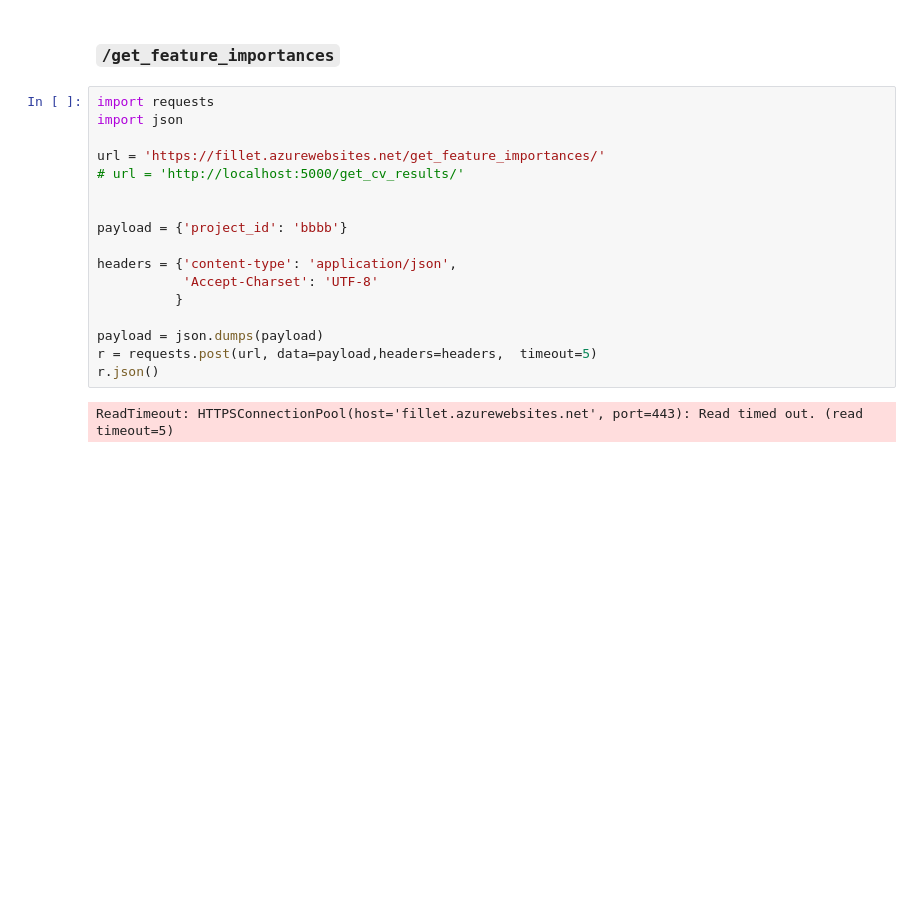
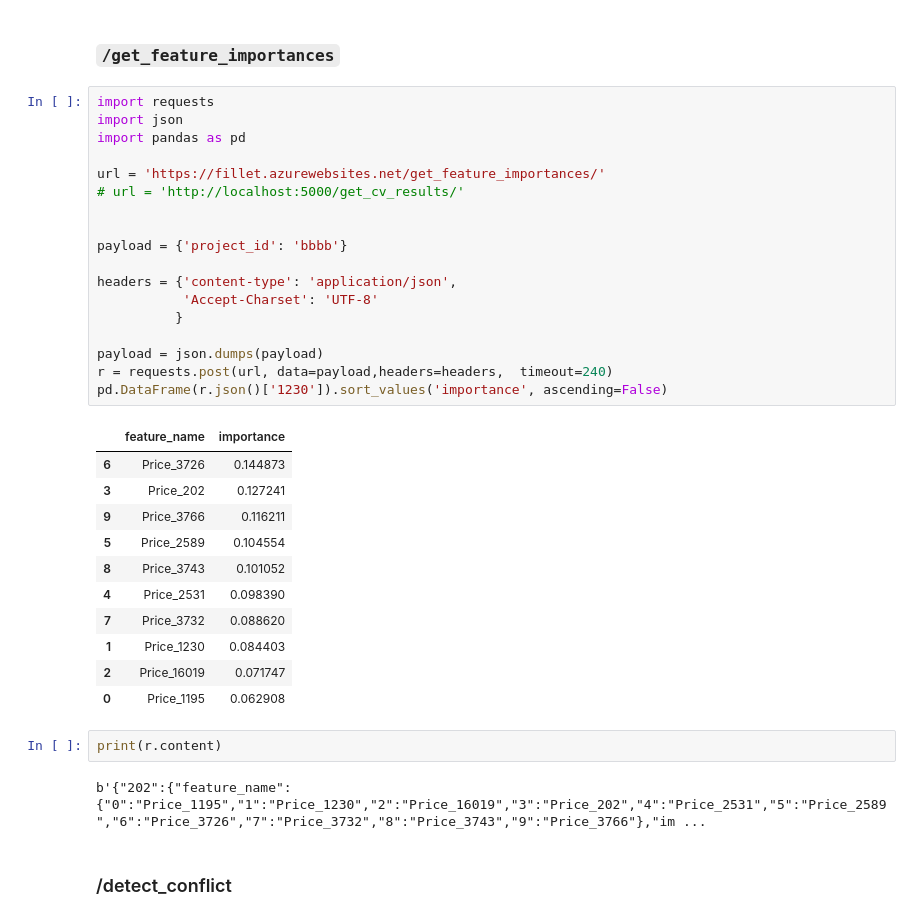
Before and after one commit to sutd-rms/fillet-flask, a Jupyter notebook: Notebooks/Test Environment-Copy1.ipynb, the cells around one changed output. Drawn from its saved outputs; the diff is of its cells as text; blank space fills up the shorter version.

```diff
--- a/Notebooks/Test Environment-Copy1.ipynb
+++ b/Notebooks/Test Environment-Copy1.ipynb
@@ -295,19 +295,36 @@ r.json()
 # %%
 import requests
 import json
+import pandas as pd
 
 url = 'https://fillet.azurewebsites.net/get_feature_importances/'
 # url = 'http://localhost:5000/get_cv_results/'
 
 
 payload = {'project_id': 'bbbb'}
 
 headers = {'content-type': 'application/json',
            'Accept-Charset': 'UTF-8'
           }
 
 payload = json.dumps(payload)
-r = requests.post(url, data=payload,headers=headers,  timeout=5)
-r.json()
+r = requests.post(url, data=payload,headers=headers,  timeout=240)
+pd.DataFrame(r.json()['1230']).sort_values('importance', ascending=False)
 # %% [output]
-ReadTimeout: HTTPSConnectionPool(host='fillet.azurewebsites.net', port=443): Read timed out. (read timeout=5)
+|  | feature_name | importance |
+| 6 | Price_3726 | 0.144873 |
+| 3 | Price_202 | 0.127241 |
+| 9 | Price_3766 | 0.116211 |
+| 5 | Price_2589 | 0.104554 |
+| 8 | Price_3743 | 0.101052 |
+| 4 | Price_2531 | 0.098390 |
+| 7 | Price_3732 | 0.088620 |
+| 1 | Price_1230 | 0.084403 |
+| 2 | Price_16019 | 0.071747 |
+| 0 | Price_1195 | 0.062908 |
+# %%
+print(r.content)
+# %% [output]
+b'{"202":{"feature_name":{"0":"Price_1195","1":"Price_1230","2":"Price_16019","3":"Price_202","4":"Price_2531","5":"Price_2589","6":"Price_3726","7":"Price_3732","8":"Price_3743","9":"Price_3766"},"im ...
+# %% [markdown]
+### /detect_conflict
```
Also changed, not shown: parts of 2 cells of this notebook, 5 other files.
